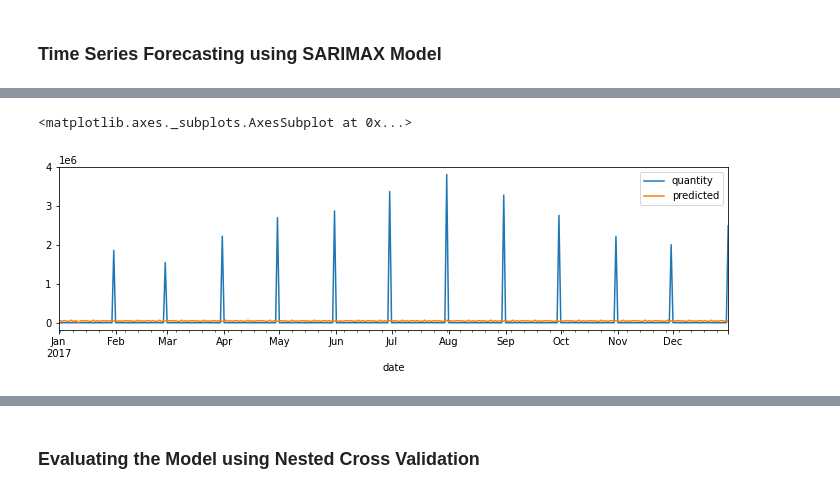
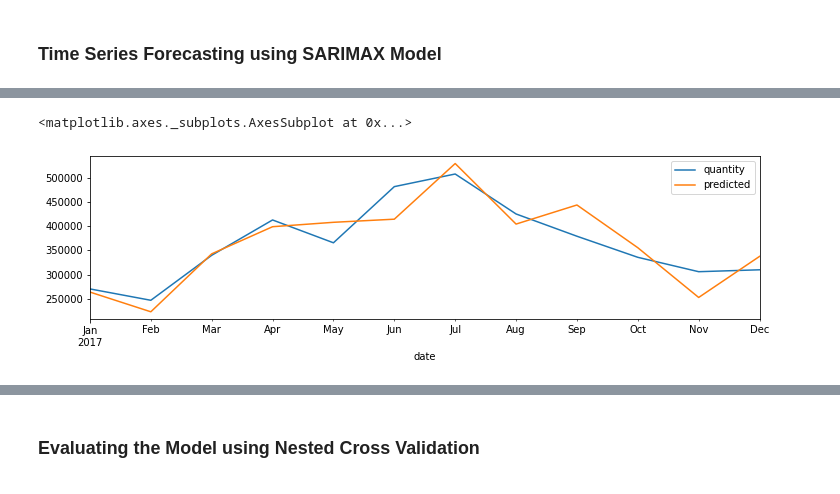
Before and after one commit to LakshmiRajan05/Nested_Cross_Validation_on_Time_Series_Data, a Jupyter notebook: model.ipynb, the cells around one changed output, grey strips where cells are left out. Cells and saved outputs as stored; diff of their text form; code cells hidden in the pictures.

```diff
--- a/model.ipynb
+++ b/model.ipynb
@@ -126,8 +236,7 @@ day_data=data.resample('D',on='date').sum()
 # %%
-# Only a portion of the data is taken for processing in order to reduce the training time.
-total=day_data[1066:]
-train_data=day_data[1066:1797]
-test_data=day_data[1797:]
+# Spliting of data into training and testing sets
+training_data=d1[:60]
+testing_data=d1[60:]
 # %%
 # function to find the best combination of parameters for the model
 def best_parameters(y):
@@ -160,5 +269,5 @@ def best_parameters(y):
     print("minimum aic value",minAIC)
     return b_pdq,b_spdq
 # %%
-best_p,best_sp = best_parameters(train_data)
+best_p,best_sp = best_parameters(training_data)
 # %% [output]
@@ -168,7 +277,7 @@ minimum aic value 20577.95823627044
 # %%
 # Creating ARIMA model
-model=sm.tsa.statespace.SARIMAX(train_data,order=best_p,seasonal_order=best_sp,enforce_stationarity=False,enforce_invertibility=False)
+model=sm.tsa.statespace.SARIMAX(training_data,order=best_p,seasonal_order=best_sp,enforce_stationarity=False,enforce_invertibility=False)
 ts_model=model.fit()
 # %%
-#Frecasting data for next 365 days
-test_data['predicted'] = ts_model.forecast(steps=365)
+#Forecasting data for next one year
+testing_data['predicted'] = ts_model.forecast(steps=12)
@@ -192,6 +284,6 @@ test_data
 # %%
-test_data[['quantity','predicted']].plot(figsize=(12,3))
+testing_data[['quantity','predicted']].plot(figsize=(12,3))
 # %% [output]
 <matplotlib.axes._subplots.AxesSubplot at 0x...>
-[figure, old version]
+[figure, new version]
 # %%
```
Also changed, not shown: parts of 152 cells of this notebook.
